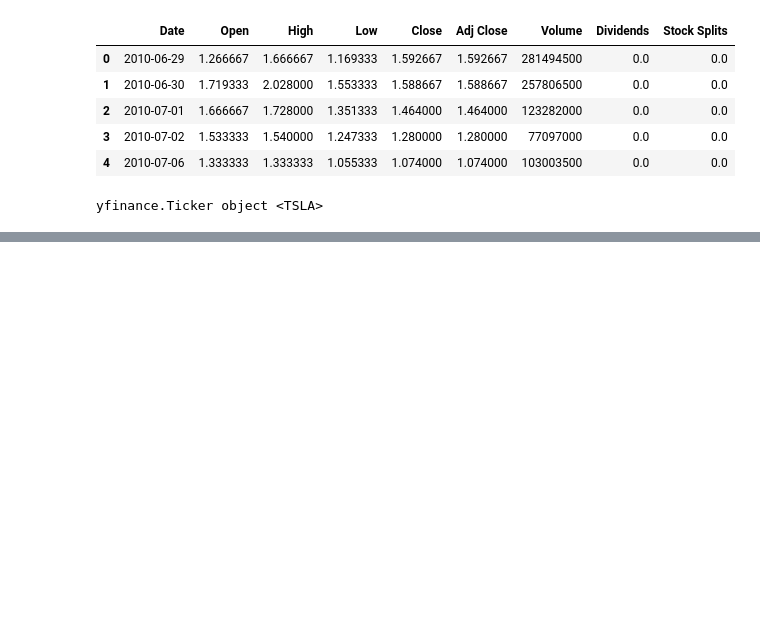
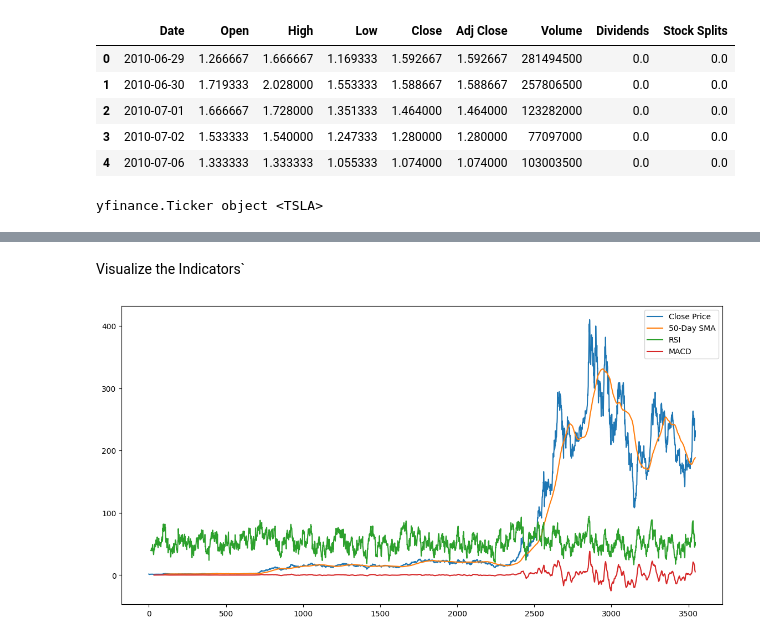
Before and after one commit to Leulseged-Mesfin/Nova-Financial-Solutions-Data-Analysis, a Jupyter notebook: notbooks/task-2.ipynb, the cells around one changed output, grey strips where cells are left out. Cells and saved outputs as stored; diff of their text form; code cells hidden in the pictures; blank space fills up the shorter version.

Commit message:
Technical Analysis Indicators with TA-Lib

```diff
--- a/notbooks/task-2.ipynb
+++ b/notbooks/task-2.ipynb
@@ -51,0 +65,2 @@ tsla.info
+# %%
+tesla_df['SMA_100'] = tl.SMA(tesla_df['Close'], timeperiod=100)
@@ -51,0 +85,2 @@ tsla.info
+# %%
+tesla_df['RSI'] = tl.RSI(tesla_df['Close'], timeperiod=14)
@@ -51,0 +123,14 @@ tsla.info
+# %% [markdown]
+Visualize the Indicators`
+# %%
+import matplotlib.pyplot as plt
+
+plt.figure(figsize=(14,7))
+plt.plot(tesla_df['Close'], label='Close Price')
+plt.plot(tesla_df['SMA_100'], label='50-Day SMA')
+plt.plot(tesla_df['RSI'], label='RSI')
+plt.plot(tesla_df['MACD'], label='MACD')
+plt.legend()
+plt.show()
+# %% [output]
+[figure, added]
```
Also changed, not shown: parts of 9 cells of this notebook.
